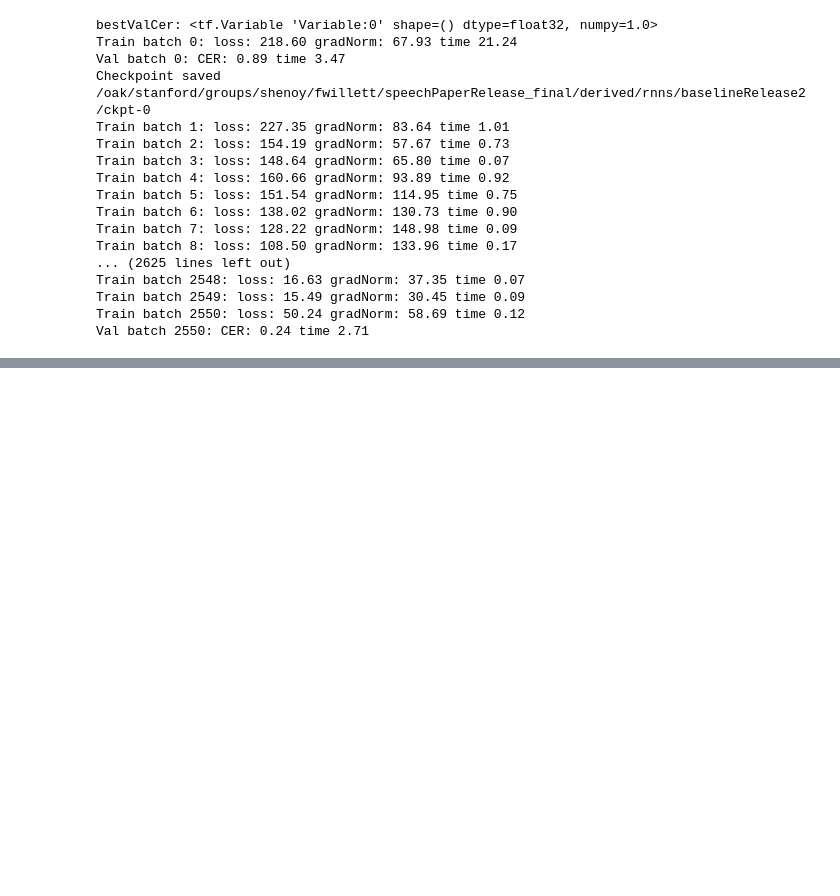
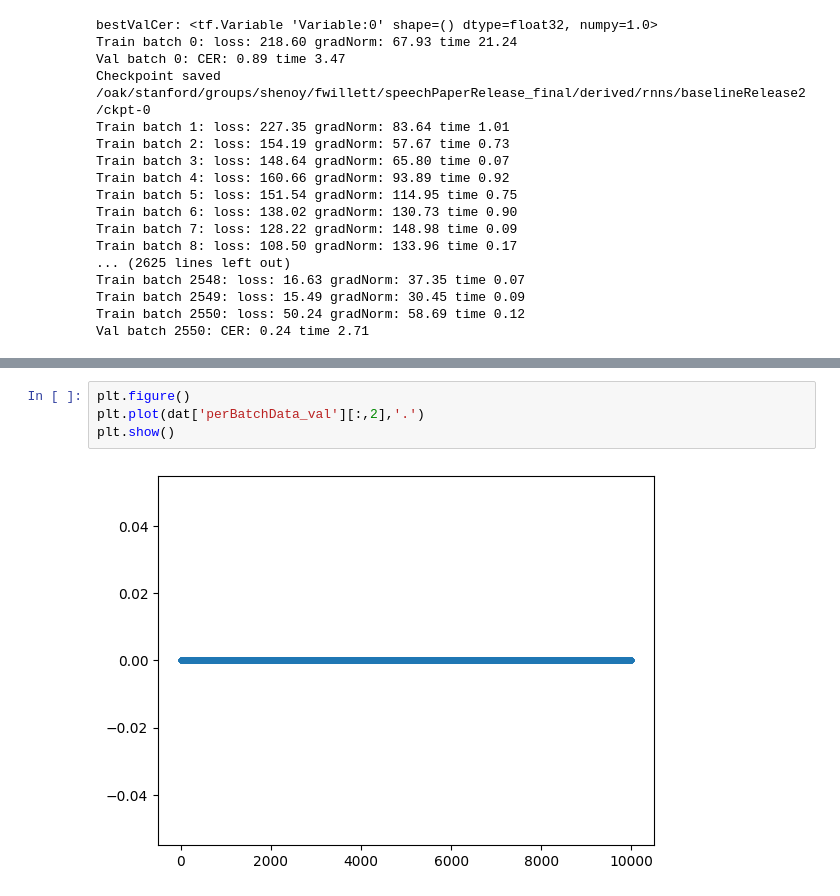
Before and after one commit to fwillett/speechBCI, a Jupyter notebook: AnalysisExamples/rnn_step2_trainBaselineRNN.ipynb, the cells around one changed output, grey strips where cells are left out. Drawn from its saved outputs; the diff is of its cells as text; blank space fills up the shorter version.

```diff
--- a/AnalysisExamples/rnn_step2_trainBaselineRNN.ipynb
+++ b/AnalysisExamples/rnn_step2_trainBaselineRNN.ipynb
@@ -66,0 +91,6 @@ Val batch 2550: CER: 0.24 time 2.71
+# %%
+plt.figure()
+plt.plot(dat['perBatchData_val'][:,2],'.')
+plt.show()
+# %% [output]
+[figure, added]
```
Also changed, not shown: parts of 2 cells of this notebook, 1 other file.
